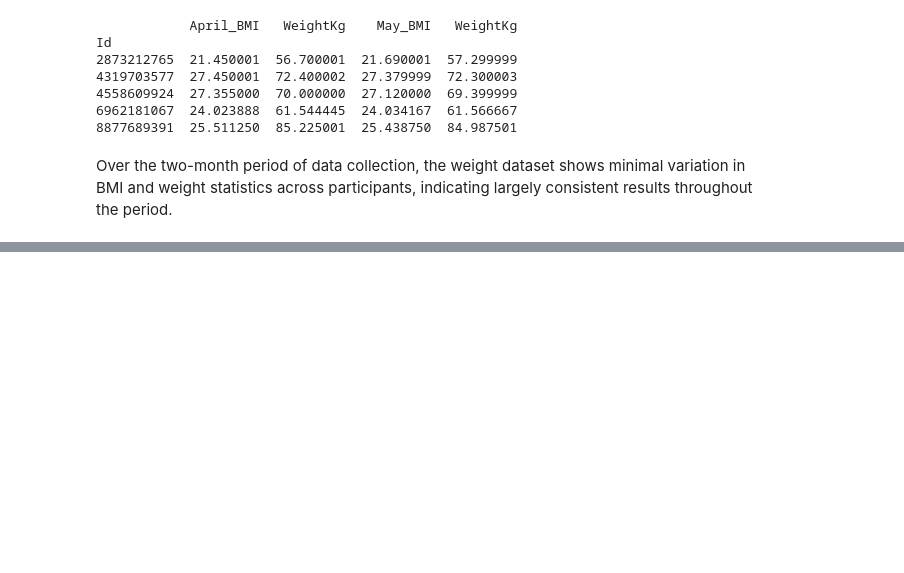
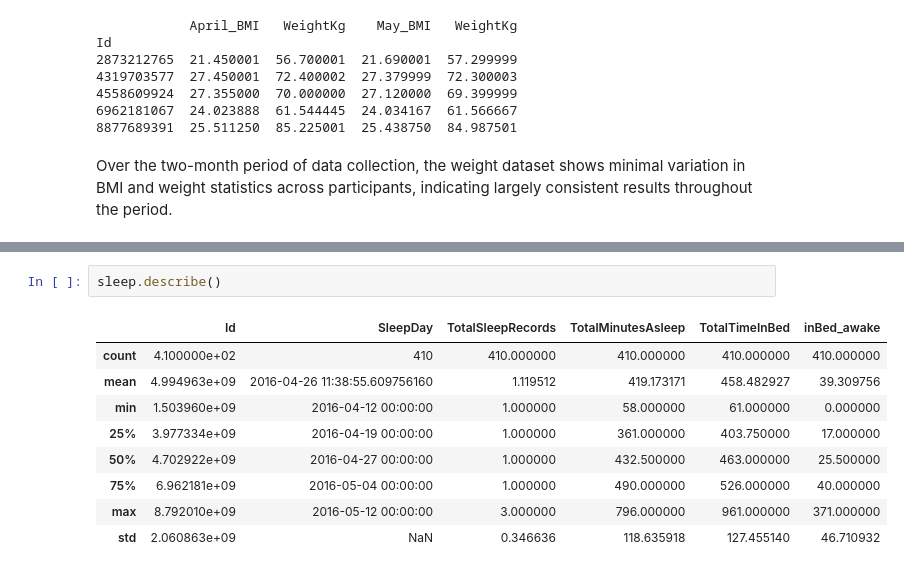
Before and after one commit to lyalldata/Data-Analysis-Portfolio, a Jupyter notebook: Python/BellaBeat/Bellabeat.ipynb, the cells around one changed output, grey strips where cells are left out. Cells and saved outputs as stored; diff of their text form; blank space fills up the shorter version.

```diff
--- a/Python/BellaBeat/Bellabeat.ipynb
+++ b/Python/BellaBeat/Bellabeat.ipynb
@@ -516,0 +601,12 @@ mean_distance = round(df_2.TotalDistance.mean())
+# %%
+sleep.describe()
+# %% [output]
+|  | Id | SleepDay | TotalSleepRecords | TotalMinutesAsleep | TotalTimeInBed | inBed_awake |
+| count | 4.100000e+02 | 410 | 410.000000 | 410.000000 | 410.000000 | 410.000000 |
+| mean | 4.994963e+09 | 2016-04-26 11:38:55.609756160 | 1.119512 | 419.173171 | 458.482927 | 39.309756 |
+| min | 1.503960e+09 | 2016-04-12 00:00:00 | 1.000000 | 58.000000 | 61.000000 | 0.000000 |
+| 25% | 3.977334e+09 | 2016-04-19 00:00:00 | 1.000000 | 361.000000 | 403.750000 | 17.000000 |
+| 50% | 4.702922e+09 | 2016-04-27 00:00:00 | 1.000000 | 432.500000 | 463.000000 | 25.500000 |
+| 75% | 6.962181e+09 | 2016-05-04 00:00:00 | 1.000000 | 490.000000 | 526.000000 | 40.000000 |
+| max | 8.792010e+09 | 2016-05-12 00:00:00 | 3.000000 | 796.000000 | 961.000000 | 371.000000 |
+| std | 2.060863e+09 | NaN | 0.346636 | 118.635918 | 127.455140 | 46.710932 |
```
Also changed, not shown: parts of 11 cells of this notebook.
